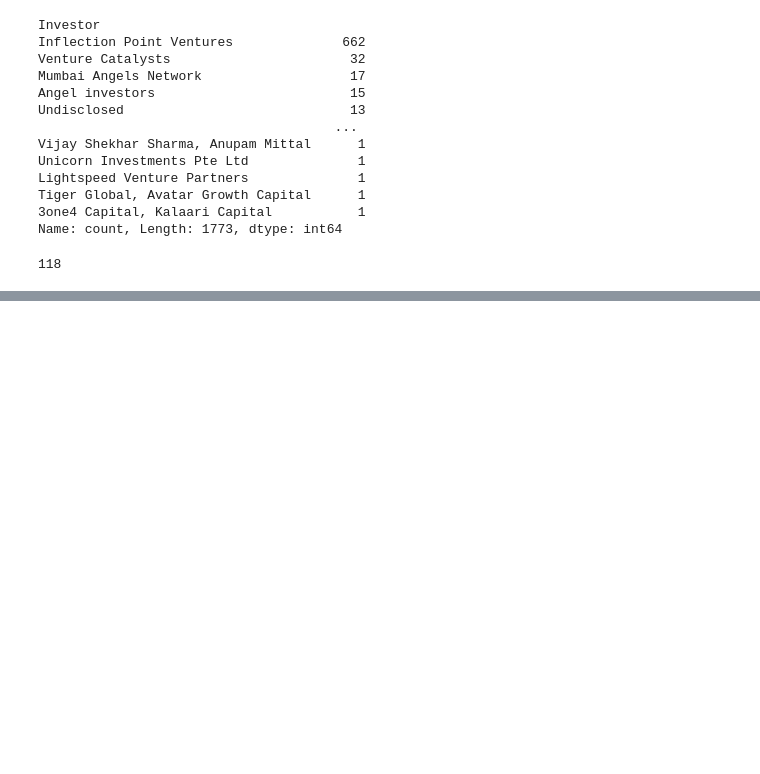
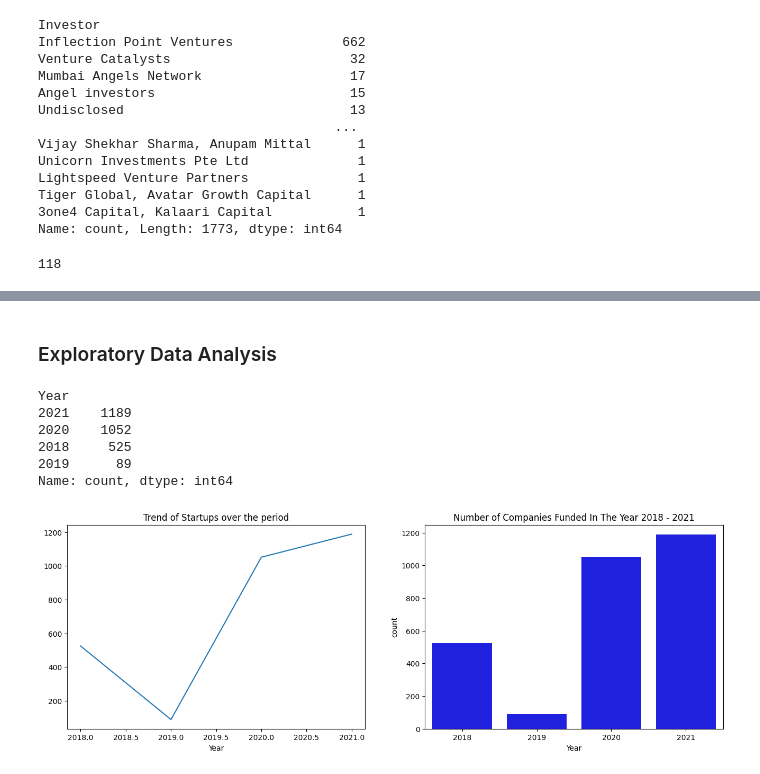
Before and after one commit to BamBamOguns/CA_First_Project_LP1, a Jupyter notebook: Notebooks/main.ipynb, the cells around one changed output, grey strips where cells are left out. Drawn from its saved outputs; the diff is of its cells as text; code cells hidden in the pictures; blank space fills up the shorter version.

```diff
--- a/Notebooks/main.ipynb
+++ b/Notebooks/main.ipynb
@@ -2113,6 +2113,10 @@ Name: count, dtype: int64
 merged_data['Stage'].isna().sum()
 # %% [output]
 970
+# %%
+# Fixing some name errors in the 'Sector' column
+merged_data['Sector'].replace('Edtech', 'EdTech', inplace = True)
+merged_data['Sector'].replace('Fintech', 'FinTech', inplace = True)
 # %%
 # Impute missing values in 'Stage' with forward fill
 merged_data['Stage'].fillna(method='ffill', inplace=True)
@@ -2256,6 +2276,9 @@ mode_value1
 
 # Replace Null Values in 'Location' column with the Mode
 merged_data['Location'].fillna(mode_value1, inplace = True)
+# %%
+# Convert Year column to integer
+merged_data['Year'] = merged_data['Year'].astype(int)
 # %%
 merged_data.info()
 # %% [output]
@@ -2302,0 +2307,36 @@ dtype: object
+# %% [markdown]
+### Exploratory Data Analysis
+# %%
+# Count the number of startup in each Funding Year
+Total_Startups_Funded = merged_data['Year'].value_counts()
+
+Total_Startups_Funded
+# %% [output]
+Year
+2021    1189
+2020    1052
+2018     525
+2019      89
+Name: count, dtype: int64
+# %%
+# Plot a line gragh to show the trend of startup with the period 2018 - 2021
+
+base_color = 'blue'
+plt.figure(figsize=(16, 5))
+plt.subplot(1, 2, 1)
+funding_year_count = merged_data.groupby(['Year'])['Company_Name'].count()
+funding_year_count.plot();
+plt.title('Trend of Startups over the period')
+
+
+# Plot a bar chart to show the number of startups within each year
+plt.subplot(1, 2, 2)
+sns.countplot(
+    x='Year',
+    data = merged_data,
+    color = base_color)
+
+plt.title('Number of Companies Funded In The Year 2018 - 2021')
+plt.show()
+# %% [output]
+[figure, added]
```
Also changed, not shown: parts of 32 cells of this notebook.
